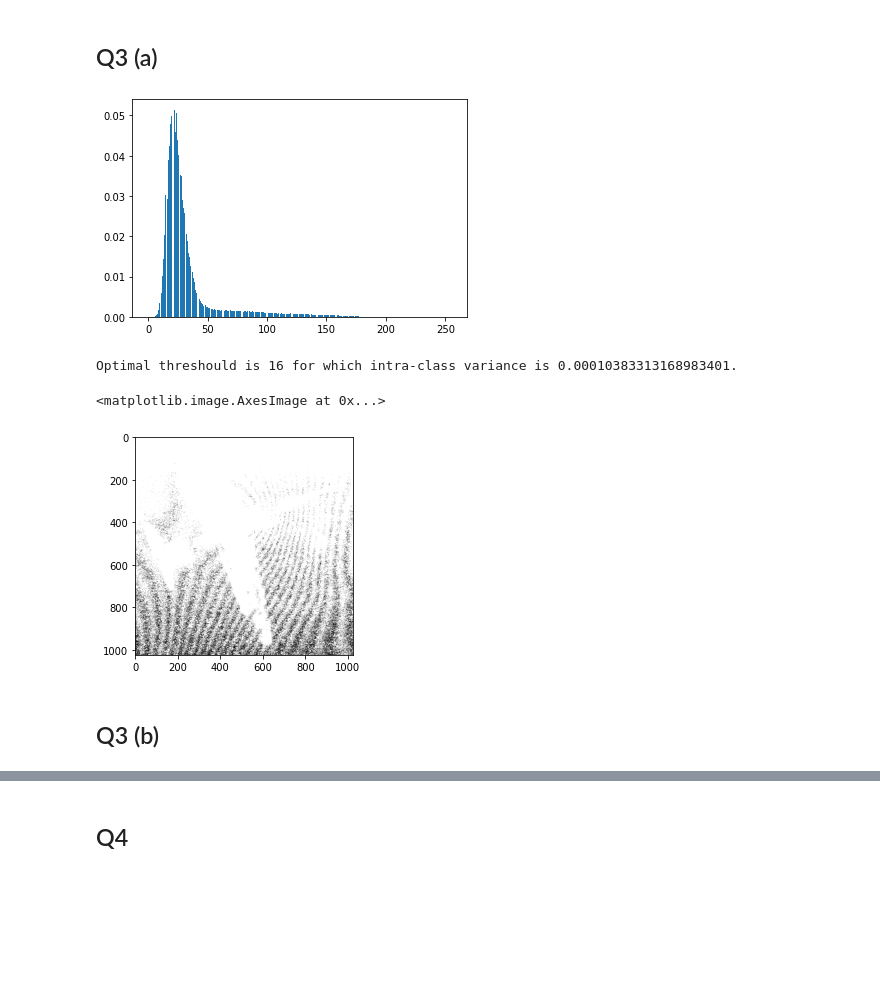
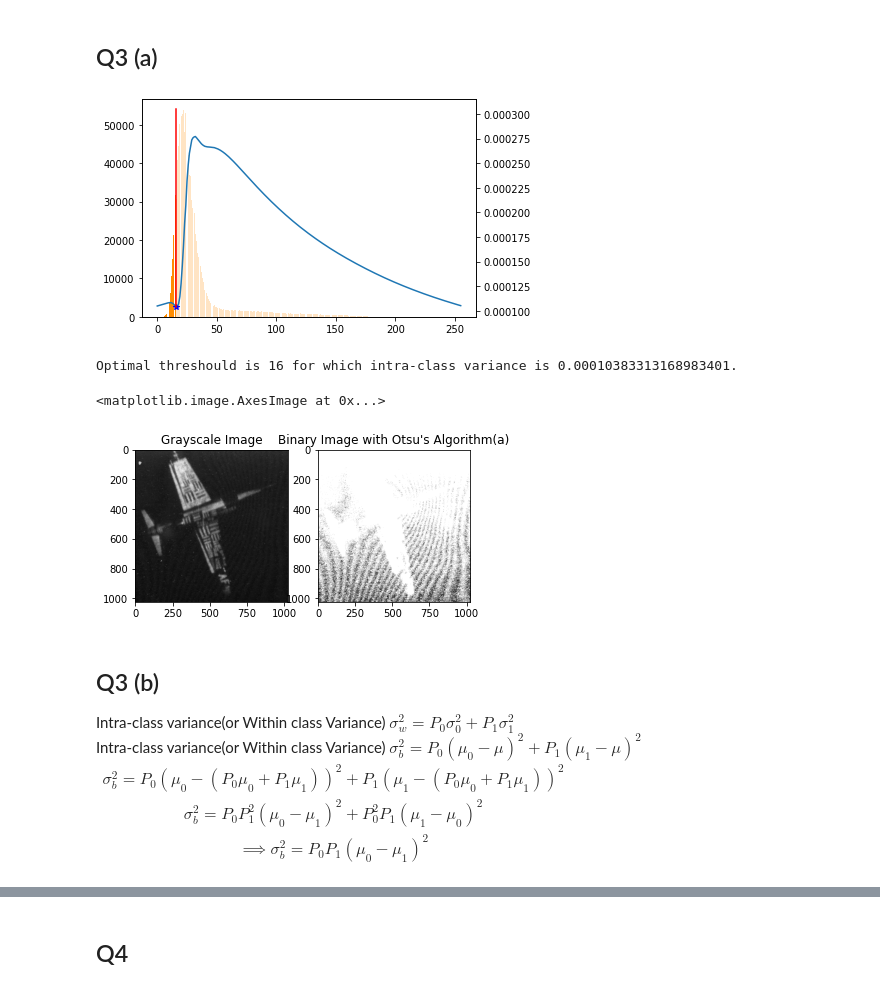
Before and after one commit to TUdayKiranReddy/IVP, a Jupyter notebook: Assignments/Assignment 1/EE19BTECH11038-HW1.ipynb, the cells around one changed output, grey strips where cells are left out. Cells and saved outputs as stored; diff of their text form; code cells hidden in the pictures; blank space fills up the shorter version.

```diff
--- a/Assignments/Assignment 1/EE19BTECH11038-HW1.ipynb
+++ b/Assignments/Assignment 1/EE19BTECH11038-HW1.ipynb
@@ -97,14 +109,14 @@ plt.imshow(bin_img, cmap='gray')
 # %% [markdown]
 ## Q3 (a)
 # %%
-def otsu_algo_a(I, Nbits):
+def otsu_algo_a(I, Nbits, plot=False):
     bin_I = I.copy()
     hist = histogram(I, Nbits)
     pmf = hist[1]/np.sum(hist[1])
 
     intra_class_var = []
 
-    plt.bar(hist[0], pmf)
+
     for t in range(2**Nbits):
         p0 = np.sum(pmf[0:t])
         p1 = 1-p0
@@ -114,19 +126,43 @@ def otsu_algo_a(I, Nbits):
             var0 = np.var(pmf[0:t])
         var1 = np.var(pmf[t:])
         intra_class_var.append(p0*var0 + p1*var1)
+
     t0 = np.argmin(intra_class_var)
+
+    if(plot==True):
+        fig, ax = plt.subplots()
+        ax.bar(hist[0, :t0], hist[1, :t0], color="darkorange")
+        ax.bar(hist[0, t0:], hist[1, t0:], color="bisque")
+        ax2 = ax.twinx()
+        ax2.plot(hist[0], intra_class_var)
+        ax2.plot(t0, intra_class_var[t0], "*b")
+        ax2.plot(t0*np.ones(300), np.linspace(np.min(intra_class_var), 1.1*np.max(intra_class_var), 300), "-r")
+
     return (intra_class_var[t0], t0)
 # %%
-var, t = otsu_algo_a(img, Nbits)
+var, t = otsu_algo_a(img, Nbits, plot=True)
 # %% [output]
-[figure, old version]
+[figure, new version]
 # %%
 print("Optimal threshould is {} for which intra-class variance is {}.".format(t, var))
 bin_img = thresh(img, t)
+
+plt.subplot(1, 2, 1)
+plt.title("Grayscale Image")
+plt.imshow(img, cmap='gray')
+plt.subplot(1, 2, 2)
+plt.title("Binary Image with Otsu's Algorithm(a)")
 plt.imshow(bin_img, cmap='gray')
 # %% [output]
 Optimal threshould is 16 for which intra-class variance is 0.00010383313168983401.
 <matplotlib.image.AxesImage at 0x...>
-[figure, old version]
+[figure, new version]
 # %% [markdown]
 ## Q3 (b)
+Intra-class variance(or Within class Variance) ${\sigma}^2_w = P_0{\sigma}^2_0 + P_1{\sigma}^2_1$\
+Intra-class variance(or Within class Variance) ${\sigma}^2_b = P_0{({\mu}_0 - \mu)^2} + P_1{({\mu}_1 - \mu)^2}$\
+$\begin{gather*}
+{\sigma}^2_b = P_0\left({\mu}_0 - (P_0{\mu_0} + P_1{\mu_1})\right)^2 + P_1\left({\mu}_1 - (P_0{\mu_0} + P_1{\mu_1})\right)^2\\
+{\sigma}^2_b = P_0P^2_1({\mu}_0 - {\mu}_1)^2 + P^2_0P_1({\mu}_1 - {\mu}_0)^2\\
+\implies \boxed{{\sigma}^2_b = P_0P_1({\mu}_0 - {\mu}_1)^2}
+\end{gather*}$
```
Also changed, not shown: parts of 9 cells of this notebook.
